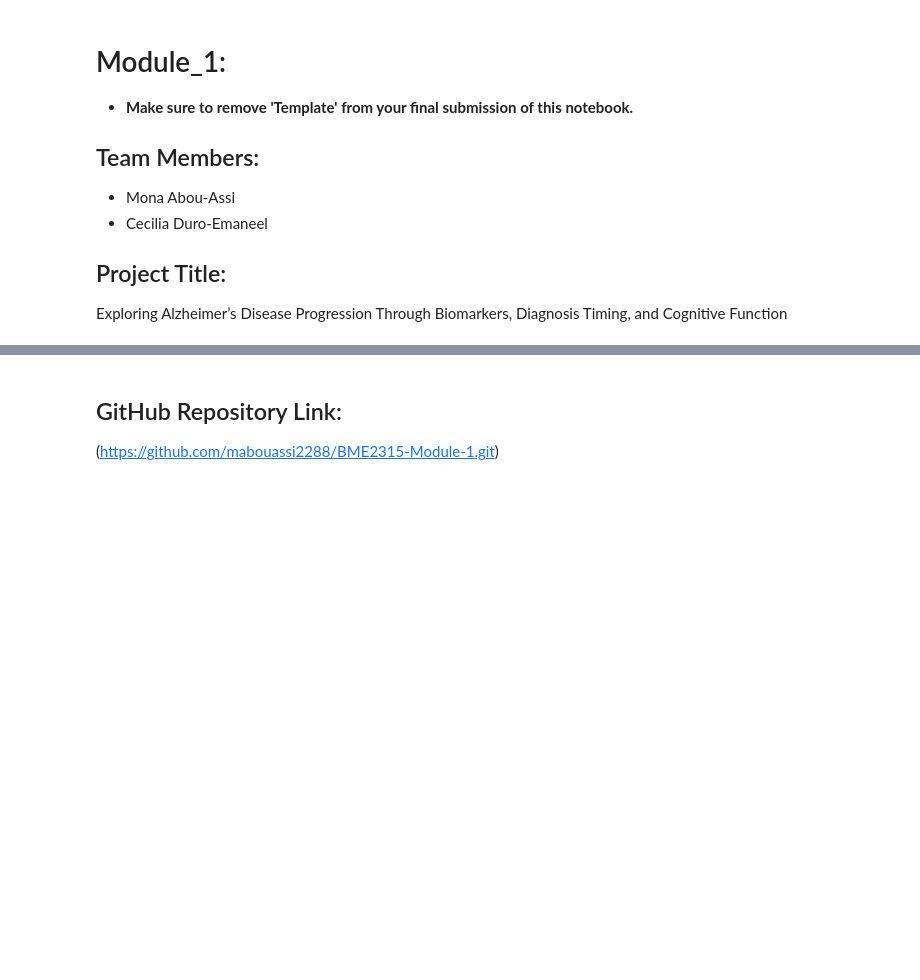
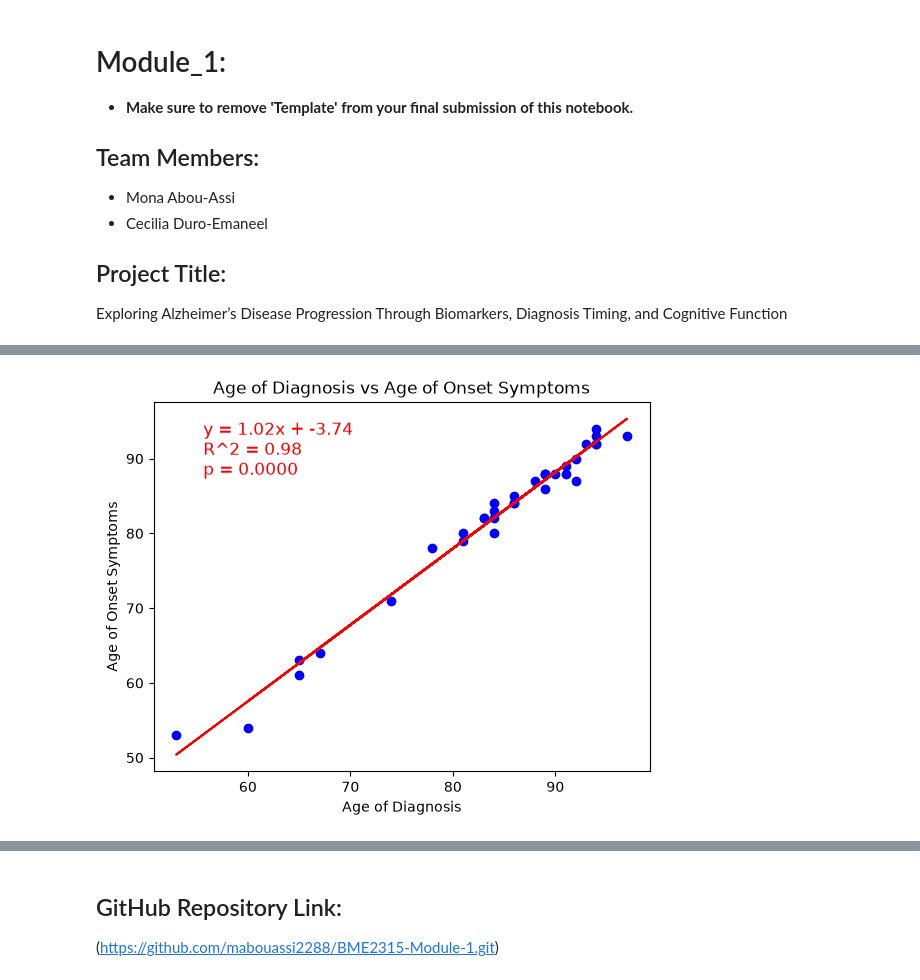
Before and after one commit to mabouassi2288/BME2315-Module-1, a Jupyter notebook: Module 1 Template.ipynb, the cells around one changed output, grey strips where cells are left out. Saved outputs shown, nothing was run; the diff lists cells and outputs as text; code cells hidden in the pictures; blank space fills up the shorter version.

```diff
--- a/Module 1 Template.ipynb
+++ b/Module 1 Template.ipynb
@@ -35,0 +550,87 @@ This project seeks to... *(what is the purpose of your project -- i.e., describe
+# %%
+#Scatter Plot: Age of Diagnosis vs Age of Onset Symptoms
+
+from patient_Mona import * #imports the patient file that has all necessary methods to gather and analyze patient data
+
+#imports all necessary packages
+import matplotlib.pyplot as plt
+from scipy import stats
+import numpy as np
+import statistics
+import pandas as pd
+from sklearn.linear_model import LinearRegression #for the line of best fit
+
+
+    #makes two empty lists to hol the values
+patient_age_of_diagnosis = []
+patient_age_of_onset_symptoms = []
+
+for patient in Patient.all_patients: #if patient.age_of_diagnosis is not None and patient.age_of_onset_symptoms is not None:
+    if patient.age_of_diagnosis is not None and patient.age_of_onset_symptoms is not None:
+        patient_age_of_diagnosis.append(patient.age_of_diagnosis)
+        patient_age_of_onset_symptoms.append(patient.age_of_onset_symptoms)
+
+
+X = patient_age_of_diagnosis  #independent variable
+y = patient_age_of_onset_symptoms   #dependent variable
+
+#Linear Regression
+X = np.array(patient_age_of_diagnosis).reshape(-1,1)
+y = np.array(patient_age_of_onset_symptoms)
+
+model = LinearRegression()
+model.fit(X, y)
+
+#***********************
+# P-VALUE CALCULATION
+#***********************
+
+# Calculates the Pearson correlation coefficient (r) and p-value
+# between the x-values and y-values
+r_value, p_value = stats.pearsonr(
+    X.flatten(),  # Converts X from a 2D array into a 1D array
+    y             # y-values being compared with X
+)
+
+# Prints the Pearson correlation coefficient
+# This shows the strength and direction of the linear relationship
+print(f"Pearson correlation = {r_value}")
+
+# Prints the p-value
+# This helps determine whether the correlation is statistically significant
+print(f"p-value = {p_value}")
+
+#SCATTER PLOT
+plt.figure(4)
+
+
+
+    #visualize these data on our scatter plot, by typing the following:
+plt.scatter(X, y, color='blue')
+plt.plot(X, model.predict(X), color="red")
+
+plt.xlabel('Age of Diagnosis')
+plt.ylabel('Age of Onset Symptoms')
+plt.title('Age of Diagnosis vs Age of Onset Symptoms')
+
+
+# Annotate equation
+slope = model.coef_[0]
+intercept = model.intercept_
+r2 = model.score(X,y)
+
+equation = equation = (
+    f"y = {slope:.2f}x + {intercept:.2f}\n"
+    f"R^2 = {r2:.2f}\n"
+    f"p = {p_value:.4f}"
+)
+plt.text(
+    0.10, 0.95,
+    equation,
+    transform=plt.gca().transAxes,
+    color="red",
+    fontsize=12,
+    verticalalignment="top",
+    horizontalalignment="left"
+)
+# %% [output]
@@ -36,2 +640,3 @@ This project seeks to... *(what is the purpose of your project -- i.e., describe
+[figure, added]
 # %% [markdown]
 ## Verify and validate your analysis:
```
Also changed, not shown: parts of 18 cells of this notebook, 1 other file.
